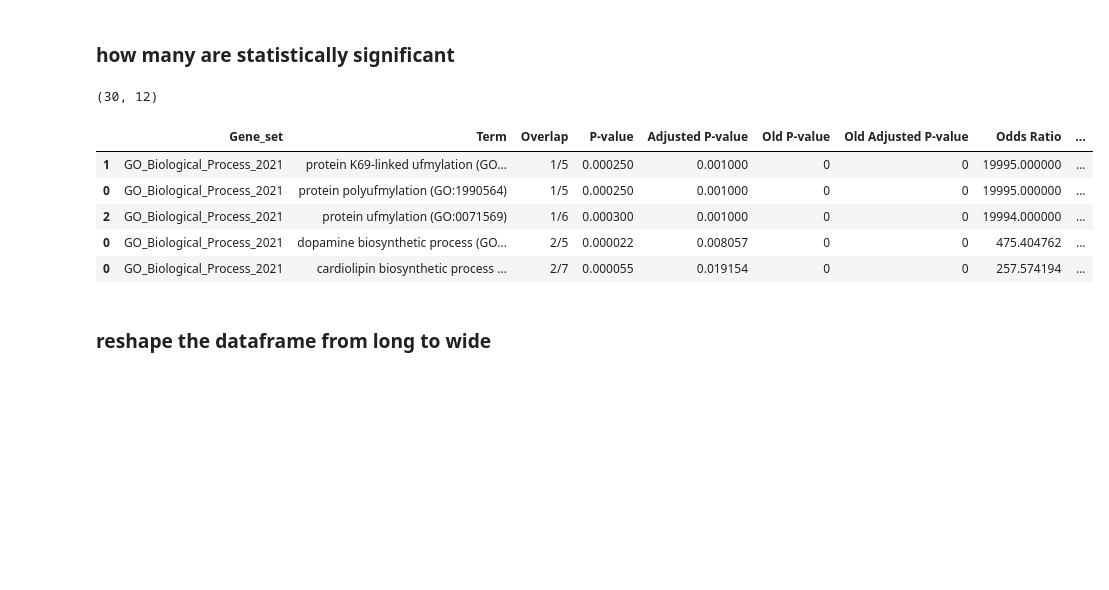
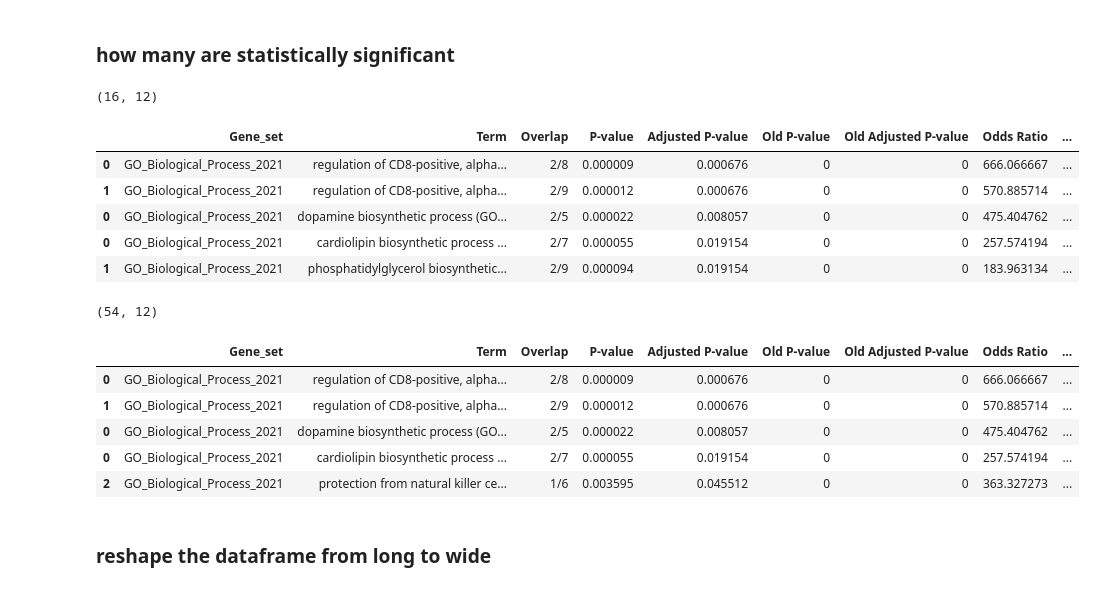
Before and after one commit to FOUNDINPD/foundin_qtl, a Jupyter notebook: figures/gsea_enrichr.ipynb, the cells around one changed output. Drawn from its saved outputs; the diff is of its cells as text; code cells hidden in the pictures; blank space fills up the shorter version.

```diff
--- a/figures/gsea_enrichr.ipynb
+++ b/figures/gsea_enrichr.ipynb
@@ -101,0 +59,17 @@ gene_sets = {
+# %%
+%%time
+gene_sets = {}
+for modality in modalities:
+    print(modality)
+    in_file = f'{results_dir}/{cohort}_daNA_{modality}_{dx}.coloc.pp.csv'
+    if exists(in_file):
+        this_df = read_csv(in_file)
+        print(f'loaded {this_df.shape[0]} results')
+        # subset to min H4
+        this_df = this_df.loc[this_df.H4 >= min_h4]
+        print(f'kept {this_df.shape[0]} results')
+        # get the list of genes to add
+        gene_list = this_df.feature.to_list()
+        gene_sets[modality] = gene_list
+if DEBUG:
+    display(gene_sets)
@@ -115,7 +107,7 @@ def find_enrichment(name: str, genes: list, sets,
     enr_res.results['modality'] = name
     if verbose:
         print(f'full {sets} results shape{enr_res.results.shape}')
-        sig = enr_res.results.loc[enr_res.results['Adjusted P-value'] <= 0.05]
+        sig = enr_res.results.loc[enr_res.results['Adjusted P-value'] <= alpha]
         print(f'significant {sets} results shape{sig.shape}')
         display(sig)
     return enr_res.results
@@ -183,16 +175,26 @@ results_df.to_csv(results_file)
 # %% [markdown]
 ### how many are statistically significant
 # %%
-print(results_df.loc[results_df.bh_fdr <= 0.05].shape)
-display(results_df.loc[results_df.bh_fdr <= 0.05].sort_values('Combined Score', ascending=False).head())
+print(results_df.loc[results_df.bh_fdr <= alpha].shape)
+display(results_df.loc[results_df.bh_fdr <= alpha].sort_values('Combined Score', ascending=False).head())
+
+print(results_df.loc[results_df['Adjusted P-value'] <= alpha].shape)
+display(results_df.loc[results_df['Adjusted P-value'] <= alpha].sort_values('Combined Score', ascending=False).head())
 # %% [output]
-(30, 12)
+(16, 12)
 |  | Gene_set | Term | Overlap | P-value | Adjusted P-value | Old P-value | Old Adjusted P-value | Odds Ratio | ... |
-| 1 | GO_Biological_Process_2021 | protein K69-linked ufmylation (GO... | 1/5 | 0.000250 | 0.001000 | 0 | 0 | 19995.000000 | ... |
-| 0 | GO_Biological_Process_2021 | protein polyufmylation (GO:1990564) | 1/5 | 0.000250 | 0.001000 | 0 | 0 | 19995.000000 | ... |
-| 2 | GO_Biological_Process_2021 | protein ufmylation (GO:0071569) | 1/6 | 0.000300 | 0.001000 | 0 | 0 | 19994.000000 | ... |
+| 0 | GO_Biological_Process_2021 | regulation of CD8-positive, alpha... | 2/8 | 0.000009 | 0.000676 | 0 | 0 | 666.066667 | ... |
+| 1 | GO_Biological_Process_2021 | regulation of CD8-positive, alpha... | 2/9 | 0.000012 | 0.000676 | 0 | 0 | 570.885714 | ... |
 | 0 | GO_Biological_Process_2021 | dopamine biosynthetic process (GO... | 2/5 | 0.000022 | 0.008057 | 0 | 0 | 475.404762 | ... |
 | 0 | GO_Biological_Process_2021 | cardiolipin biosynthetic process ... | 2/7 | 0.000055 | 0.019154 | 0 | 0 | 257.574194 | ... |
+| 1 | GO_Biological_Process_2021 | phosphatidylglycerol biosynthetic... | 2/9 | 0.000094 | 0.019154 | 0 | 0 | 183.963134 | ... |
+(54, 12)
+|  | Gene_set | Term | Overlap | P-value | Adjusted P-value | Old P-value | Old Adjusted P-value | Odds Ratio | ... |
+| 0 | GO_Biological_Process_2021 | regulation of CD8-positive, alpha... | 2/8 | 0.000009 | 0.000676 | 0 | 0 | 666.066667 | ... |
+| 1 | GO_Biological_Process_2021 | regulation of CD8-positive, alpha... | 2/9 | 0.000012 | 0.000676 | 0 | 0 | 570.885714 | ... |
+| 0 | GO_Biological_Process_2021 | dopamine biosynthetic process (GO... | 2/5 | 0.000022 | 0.008057 | 0 | 0 | 475.404762 | ... |
+| 0 | GO_Biological_Process_2021 | cardiolipin biosynthetic process ... | 2/7 | 0.000055 | 0.019154 | 0 | 0 | 257.574194 | ... |
+| 2 | GO_Biological_Process_2021 | protection from natural killer ce... | 1/6 | 0.003595 | 0.045512 | 0 | 0 | 363.327273 | ... |
 # %% [markdown]
 ### reshape the dataframe from long to wide
 # %%
```
Also changed, not shown: parts of 11 cells of this notebook, 1 other file.
